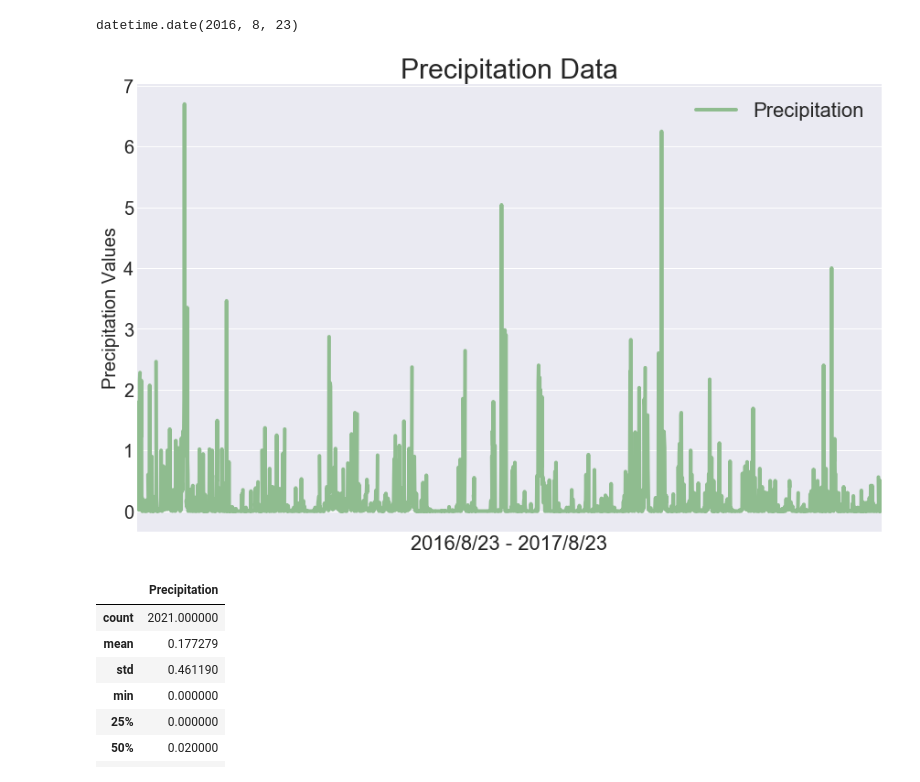
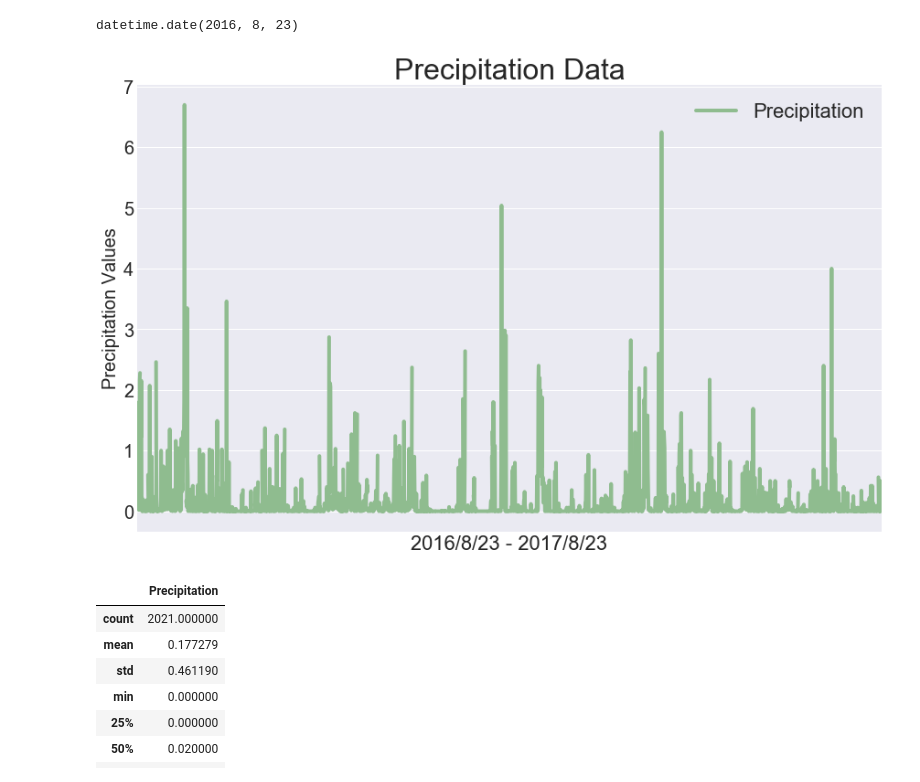
Before and after one commit to mldebaker/SQL-Alchemy-Challenge, a Jupyter notebook: Surfs_Up/climate_starter.ipynb, the cells around one changed output. Saved outputs shown, nothing was run; the diff lists cells and outputs as text; code cells hidden in the pictures.

```diff
--- a/Surfs_Up/climate_starter.ipynb
+++ b/Surfs_Up/climate_starter.ipynb
@@ -77,28 +77,28 @@ datetime.date(2016, 8, 23)
 # %%
 # Design a query to retrieve the last 12 months of precipitation data and plot the results
 # Calculate the date 1 year ago from the last data point in the database
 # Perform a query to retrieve the data and precipitation scores
 query = session.query(Measurement.date, Measurement.prcp).filter(Measurement.date >= past12mth_date).all()
 query1 = pd.DataFrame(query, columns=['Date', 'Precipitation'])
 query2 = query1.set_index('Date')
 
 # Save the query results as a Pandas DataFrame and set the index to the date column
 query3 = query2.sort_values('Date')
 
 # Use Pandas Plotting with Matplotlib to plot the data
 colors = ["darkseagreen"]
-query3.plot(x_compat=True, figsize=(13,9), colors=colors)
+query3.plot(x_compat=True, figsize=(13,9), color=colors)
 plt.xticks([], [])
 plt.yticks(fontsize = 20)
 plt.xlabel('2016/8/23 - 2017/8/23',fontsize=22)
 plt.legend(fontsize=22)
-plt.title('Precipitation Data',fontsize=30)
+plt.title('Precipitation Data',fontsize=32)
 plt.ylabel("Precipitation Values", fontsize=20)
 
 # Save Png
 plt.savefig('Images/precipitation2.png')
 # %% [output]
-[figure, old version]
+[figure, new version]
 # %%
 # Use Pandas to calcualte the summary statistics for the precipitation data
 query3.describe()
```
Also changed, not shown: parts of 10 cells of this notebook, 4 other files.
